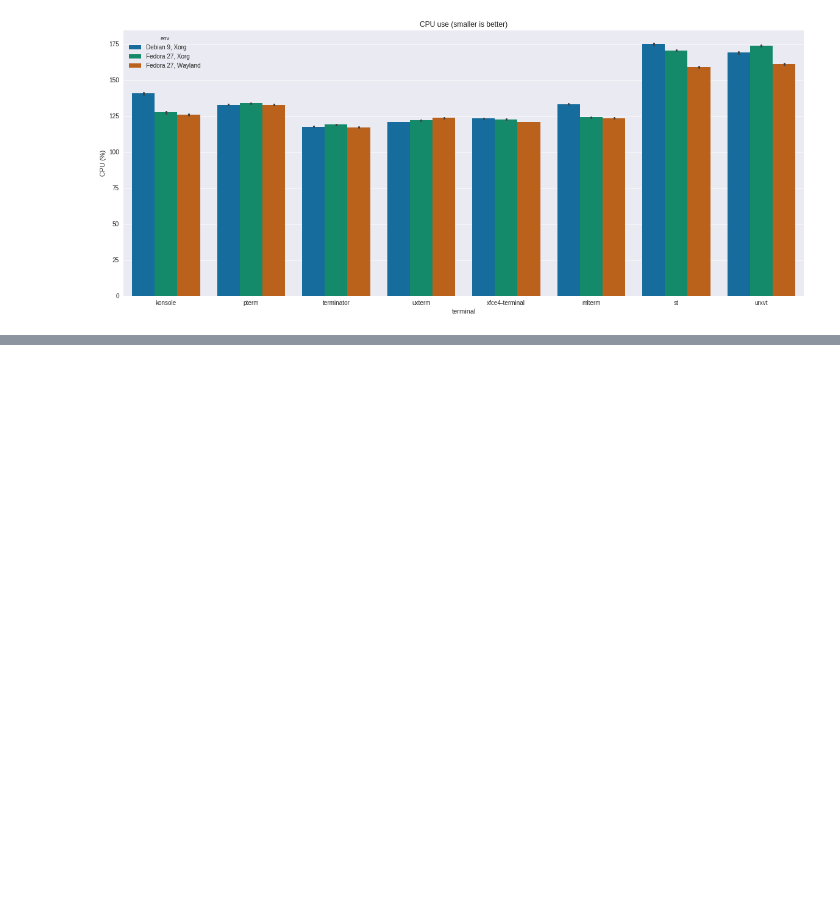
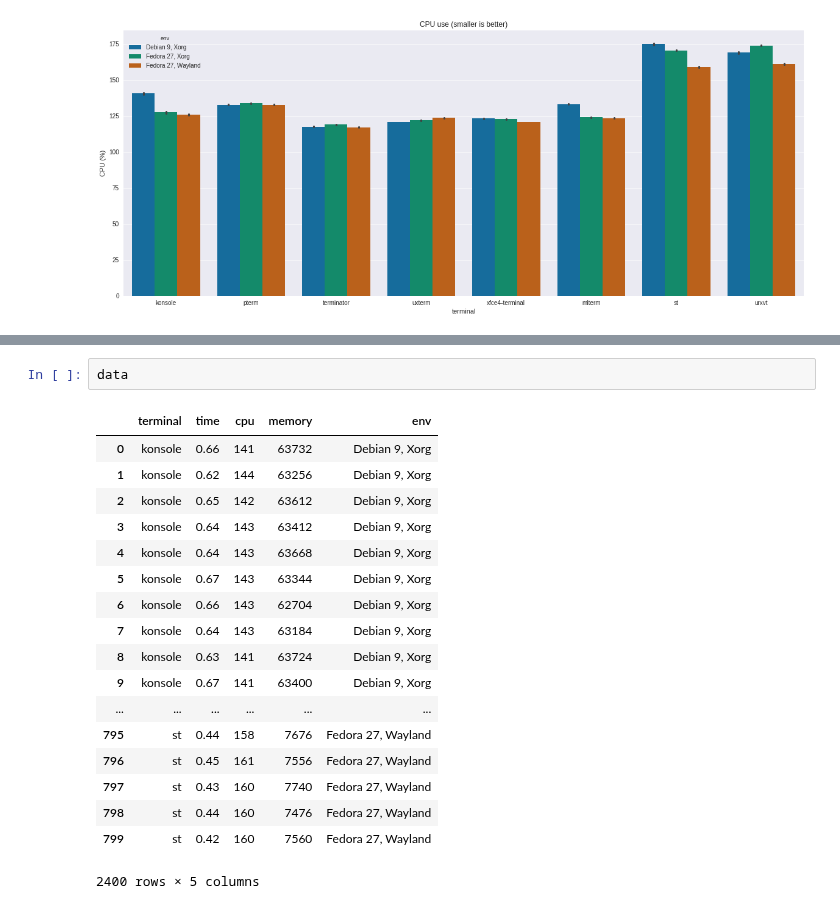
Before and after one commit to anarcat/terms-benchmarks, a Jupyter notebook: benchmarks.ipynb, the cells around one changed output, grey strips where cells are left out. Cells and saved outputs as stored; diff of their text form; blank space fills up the shorter version.

```diff
--- a/benchmarks.ipynb
+++ b/benchmarks.ipynb
@@ -432,0 +438,21 @@ ax = sns.swarmplot(data=data, x='terminal', y='time', palette='colorblind', hue=
+# %%
+data
+# %% [output]
+|  | terminal | time | cpu | memory | env |
+| 0 | konsole | 0.66 | 141 | 63732 | Debian 9, Xorg |
+| 1 | konsole | 0.62 | 144 | 63256 | Debian 9, Xorg |
+| 2 | konsole | 0.65 | 142 | 63612 | Debian 9, Xorg |
+| 3 | konsole | 0.64 | 143 | 63412 | Debian 9, Xorg |
+| 4 | konsole | 0.64 | 143 | 63668 | Debian 9, Xorg |
+| 5 | konsole | 0.67 | 143 | 63344 | Debian 9, Xorg |
+| 6 | konsole | 0.66 | 143 | 62704 | Debian 9, Xorg |
+| 7 | konsole | 0.64 | 143 | 63184 | Debian 9, Xorg |
+| 8 | konsole | 0.63 | 141 | 63724 | Debian 9, Xorg |
+| 9 | konsole | 0.67 | 141 | 63400 | Debian 9, Xorg |
+| ... | ... | ... | ... | ... | ... |
+| 795 | st | 0.44 | 158 | 7676 | Fedora 27, Wayland |
+| 796 | st | 0.45 | 161 | 7556 | Fedora 27, Wayland |
+| 797 | st | 0.43 | 160 | 7740 | Fedora 27, Wayland |
+| 798 | st | 0.44 | 160 | 7476 | Fedora 27, Wayland |
+| 799 | st | 0.42 | 160 | 7560 | Fedora 27, Wayland |
+2400 rows × 5 columns
```
Also changed, not shown: parts of 6 cells of this notebook, 2 other files.
